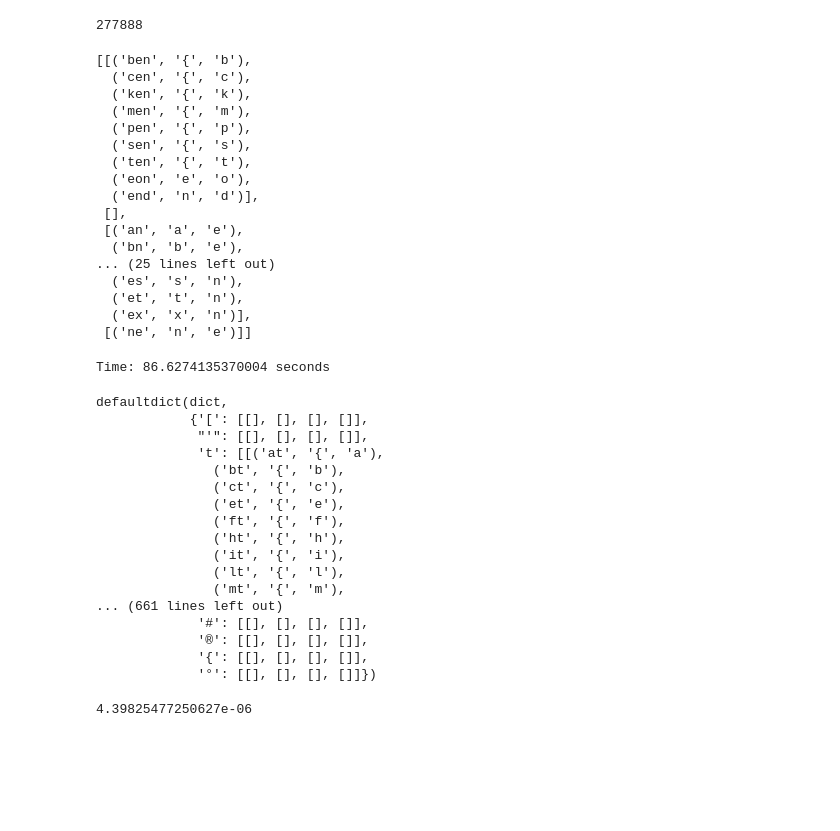
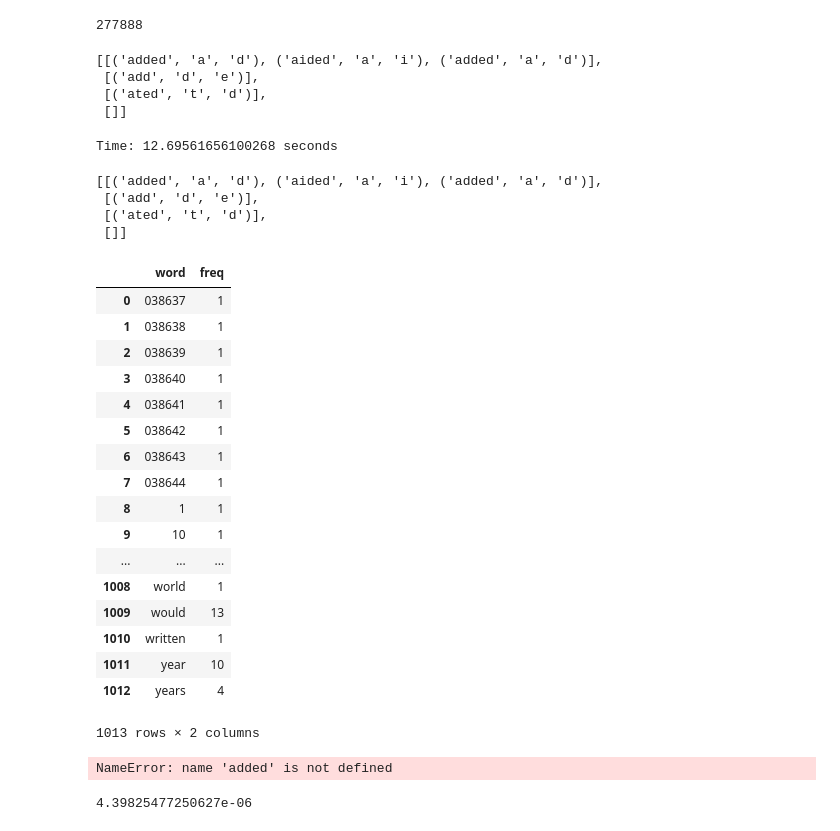
Before and after one commit to TZstatsADS/Spring2019-Proj4-group7, a Jupyter notebook: lib/Part3.ipynb, the cells around one changed output. Drawn from its saved outputs; the diff is of its cells as text; code cells hidden in the pictures; blank space fills up the shorter version.

```diff
--- a/lib/Part3.ipynb
+++ b/lib/Part3.ipynb
@@ -290,57 +313,31 @@ def get_correction_candidates(w):
                 candidate_list[3].append((correction, diff['pre_letter'], diff['changed_letter']))
 
     return(candidate_list)
-get_correction_candidates('en')
+get_correction_candidates('aded')
 # %% [output]
-[[('ben', '{', 'b'),
-  ('cen', '{', 'c'),
-  ('ken', '{', 'k'),
-  ('men', '{', 'm'),
-  ('pen', '{', 'p'),
-  ('sen', '{', 's'),
-  ('ten', '{', 't'),
-  ('eon', 'e', 'o'),
-  ('end', 'n', 'd')],
- [],
- [('an', 'a', 'e'),
-  ('bn', 'b', 'e'),
-... (25 lines left out)
-  ('es', 's', 'n'),
-  ('et', 't', 'n'),
-  ('ex', 'x', 'n')],
- [('ne', 'n', 'e')]]
+[[('added', 'a', 'd'), ('aided', 'a', 'i'), ('added', 'a', 'd')],
+ [('add', 'd', 'e')],
+ [('ated', 't', 'd')],
+ []]
 # %%
 # Create a dictionary of all candidates of each detected error
 start = timeit.default_timer()
 
 all_candidates = collections.defaultdict(dict)
 for word in problem_list:
-    all_candidates[word] = get_correction_candidates(word)
+    all_candidates[word[0]] = get_correction_candidates(word[0])
 
 stop = timeit.default_timer()
 print('Time:', stop - start, 'seconds')
 # %% [output]
-Time: 86.6274135370004 seconds
+Time: 12.69561656100268 seconds
 # %%
-all_candidates
+all_candidates['aded']
 # %% [output]
-defaultdict(dict,
-            {'[': [[], [], [], []],
-             "'": [[], [], [], []],
-             't': [[('at', '{', 'a'),
-               ('bt', '{', 'b'),
-               ('ct', '{', 'c'),
-               ('et', '{', 'e'),
-               ('ft', '{', 'f'),
-               ('ht', '{', 'h'),
-               ('it', '{', 'i'),
-               ('lt', '{', 'l'),
-               ('mt', '{', 'm'),
-... (661 lines left out)
-             '#': [[], [], [], []],
-             '®': [[], [], [], []],
-             '{': [[], [], [], []],
-             '°': [[], [], [], []]})
+[[('added', 'a', 'd'), ('aided', 'a', 'i'), ('added', 'a', 'd')],
+ [('add', 'd', 'e')],
+ [('ated', 't', 'd')],
+ []]
 # %%
 ##prc
 # %%
@@ -353,6 +350,31 @@ def get_Pr_c(correction):
     Nr = one_gram[one_gram['freq']==r].shape[0]
     Nr1 = one_gram[one_gram['freq']==r+1].shape[0]
     return((r+1)*Nr1/(Nr*N))
+# %%
+one_gram
+# %% [output]
+|  | word | freq |
+| 0 | 038637 | 1 |
+| 1 | 038638 | 1 |
+| 2 | 038639 | 1 |
+| 3 | 038640 | 1 |
+| 4 | 038641 | 1 |
+| 5 | 038642 | 1 |
+| 6 | 038643 | 1 |
+| 7 | 038644 | 1 |
+| 8 | 1 | 1 |
+| 9 | 10 | 1 |
+| ... | ... | ... |
+| 1008 | world | 1 |
+| 1009 | would | 13 |
+| 1010 | written | 1 |
+| 1011 | year | 10 |
+| 1012 | years | 4 |
+1013 rows × 2 columns
+# %%
+one_gram[one_gram['word']==added][['freq']]
+# %% [output]
+NameError: name 'added' is not defined
 # %%
 get_Pr_c('about')
 get_Pr_c('ad')
```
Also changed, not shown: parts of 15 cells of this notebook.
